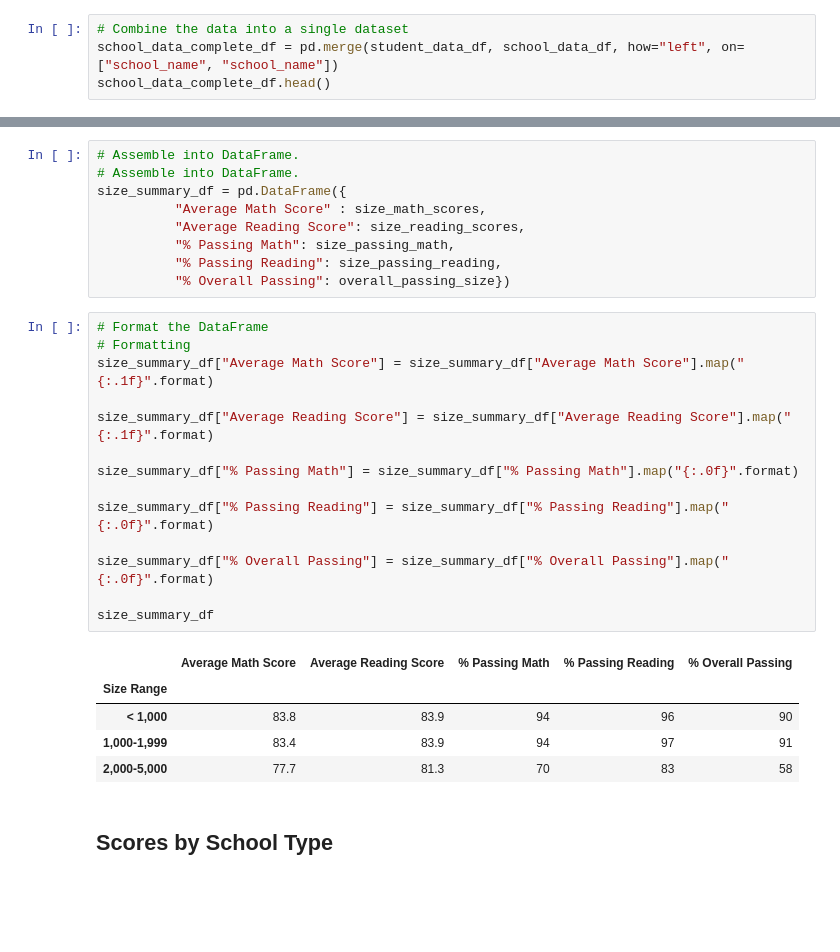
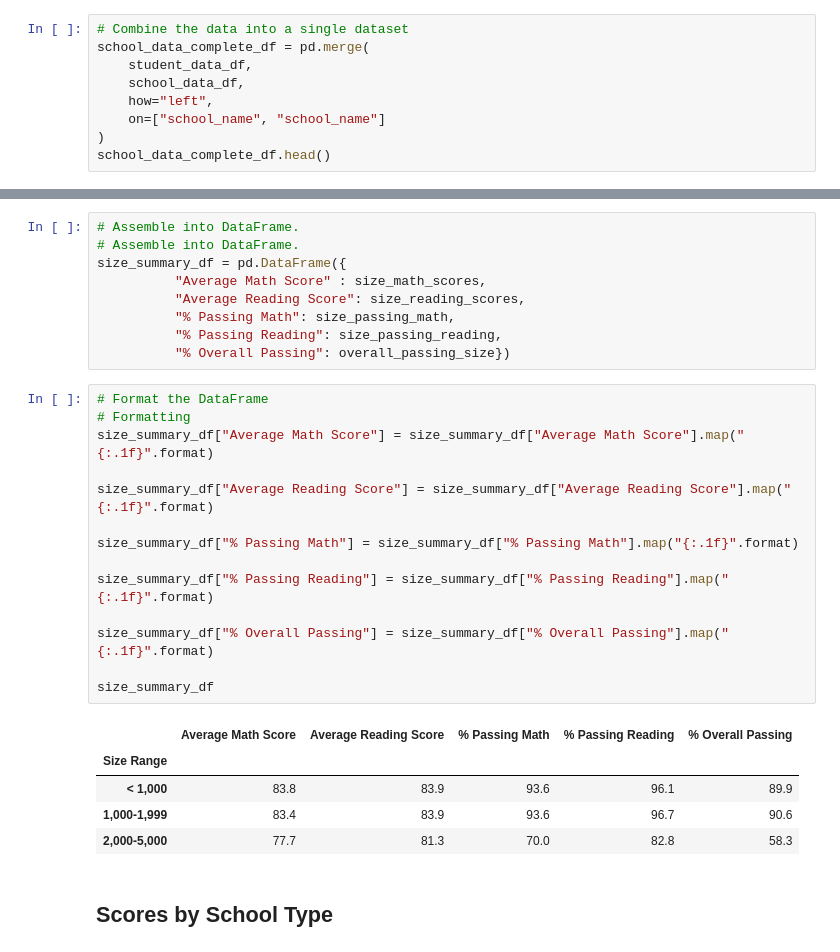
Before and after one commit to catsquared/school_district_analysis, a Jupyter notebook: PyCitySchools_Challenge.ipynb, the cells around one changed output, grey strips where cells are left out. Saved outputs shown, nothing was run; the diff lists cells and outputs as text; blank space fills up the shorter version.

```diff
--- a/PyCitySchools_Challenge.ipynb
+++ b/PyCitySchools_Challenge.ipynb
@@ -54,5 +100,10 @@ student_data_df.isnull().sum()
 ### District Summary
 # %%
 # Combine the data into a single dataset
-school_data_complete_df = pd.merge(student_data_df, school_data_df, how="left", on=["school_name", "school_name"])
+school_data_complete_df = pd.merge(
+    student_data_df,
+    school_data_df,
+    how="left",
+    on=["school_name", "school_name"]
+)
 school_data_complete_df.head()
@@ -421,23 +610,23 @@ size_summary_df = pd.DataFrame({
 # %%
 # Format the DataFrame
 # Formatting
 size_summary_df["Average Math Score"] = size_summary_df["Average Math Score"].map("{:.1f}".format)
 
 size_summary_df["Average Reading Score"] = size_summary_df["Average Reading Score"].map("{:.1f}".format)
 
-size_summary_df["% Passing Math"] = size_summary_df["% Passing Math"].map("{:.0f}".format)
+size_summary_df["% Passing Math"] = size_summary_df["% Passing Math"].map("{:.1f}".format)
 
-size_summary_df["% Passing Reading"] = size_summary_df["% Passing Reading"].map("{:.0f}".format)
+size_summary_df["% Passing Reading"] = size_summary_df["% Passing Reading"].map("{:.1f}".format)
 
-size_summary_df["% Overall Passing"] = size_summary_df["% Overall Passing"].map("{:.0f}".format)
+size_summary_df["% Overall Passing"] = size_summary_df["% Overall Passing"].map("{:.1f}".format)
 
 size_summary_df
 # %% [output]
 |  | Average Math Score | Average Reading Score | % Passing Math | % Passing Reading | % Overall Passing |
 | Size Range |  |  |  |  |  |
-| < 1,000 | 83.8 | 83.9 | 94 | 96 | 90 |
-| 1,000-1,999 | 83.4 | 83.9 | 94 | 97 | 91 |
-| 2,000-5,000 | 77.7 | 81.3 | 70 | 83 | 58 |
+| < 1,000 | 83.8 | 83.9 | 93.6 | 96.1 | 89.9 |
+| 1,000-1,999 | 83.4 | 83.9 | 93.6 | 96.7 | 90.6 |
+| 2,000-5,000 | 77.7 | 81.3 | 70.0 | 82.8 | 58.3 |
 # %% [markdown]
 ## Scores by School Type
 # %%
```
Also changed, not shown: parts of 123 cells of this notebook, 15 other files.
